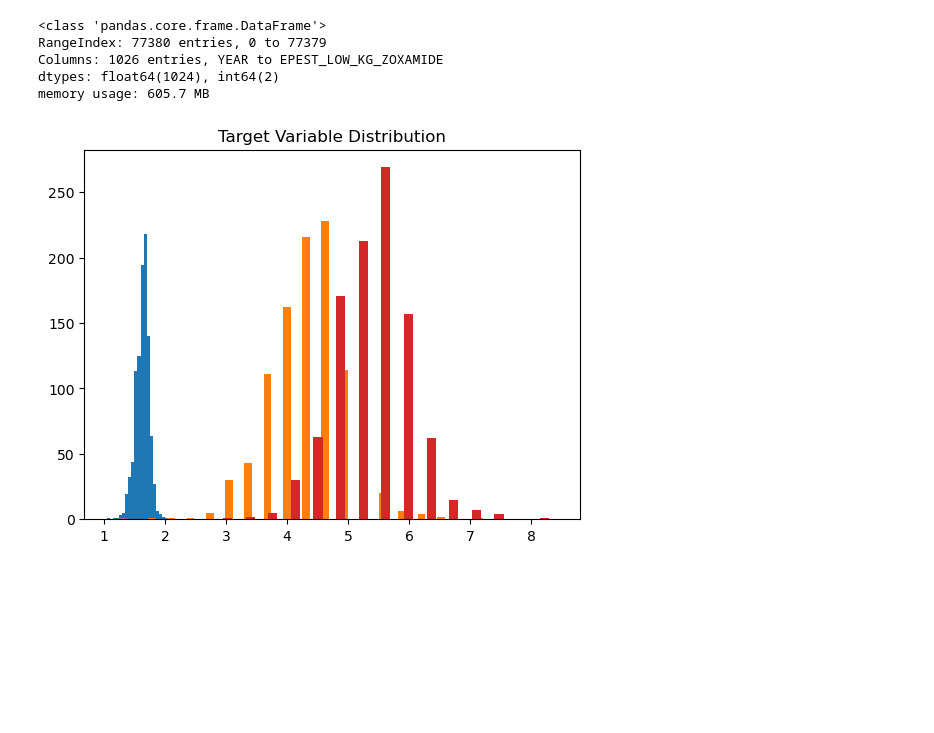
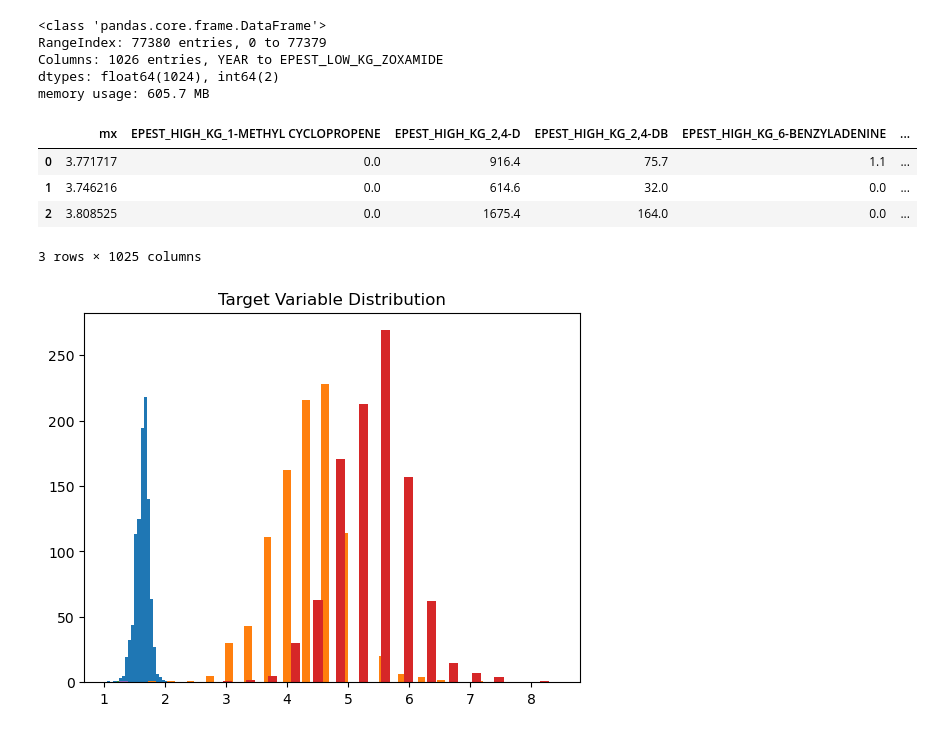
Before and after one commit to CSE6242GroupProject/project, a Jupyter notebook: model/CSE6242_Modeling_Cancer_AllYears.ipynb, the cells around one changed output. Saved outputs shown, nothing was run; the diff lists cells and outputs as text; code cells hidden in the pictures; blank space fills up the shorter version.

```diff
--- a/model/CSE6242_Modeling_Cancer_AllYears.ipynb
+++ b/model/CSE6242_Modeling_Cancer_AllYears.ipynb
@@ -61,6 +61,14 @@ datMod = pd.merge(
 
 #drop FIPS
 data = datMod.drop(columns = ['FIPS', 'PesticideYEAR'])
+# %%
+data.head(3)
+# %% [output]
+|  | mx | EPEST_HIGH_KG_1-METHYL CYCLOPROPENE | EPEST_HIGH_KG_2,4-D | EPEST_HIGH_KG_2,4-DB | EPEST_HIGH_KG_6-BENZYLADENINE | ... |
+| 0 | 3.771717 | 0.0 | 916.4 | 75.7 | 1.1 | ... |
+| 1 | 3.746216 | 0.0 | 614.6 | 32.0 | 0.0 | ... |
+| 2 | 3.808525 | 0.0 | 1675.4 | 164.0 | 0.0 | ... |
+3 rows × 1025 columns
 # %%
 ####################### Feature Selection ##############################
 # %%
```
Also changed, not shown: parts of 1 cell of this notebook.
